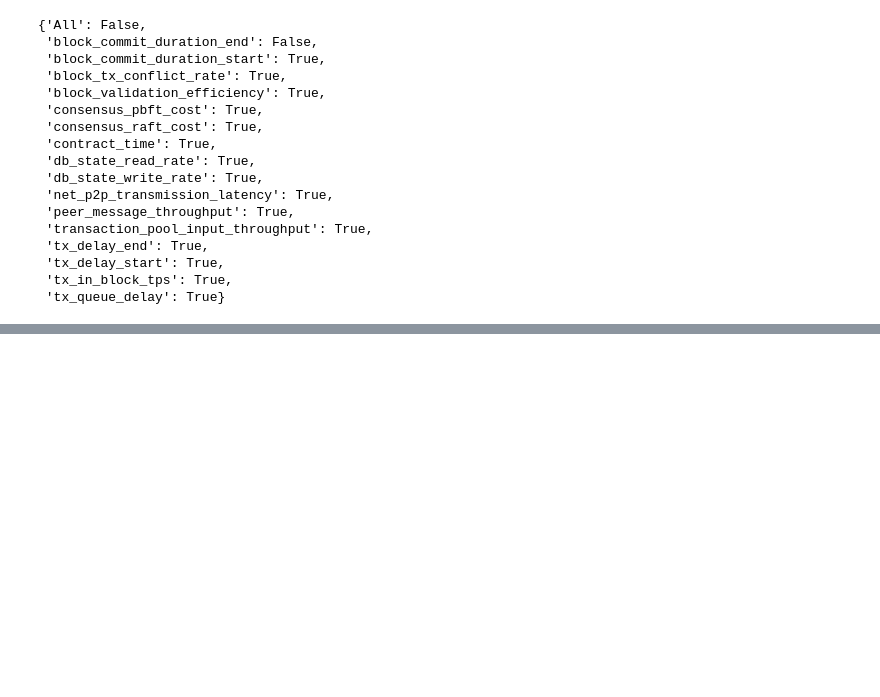
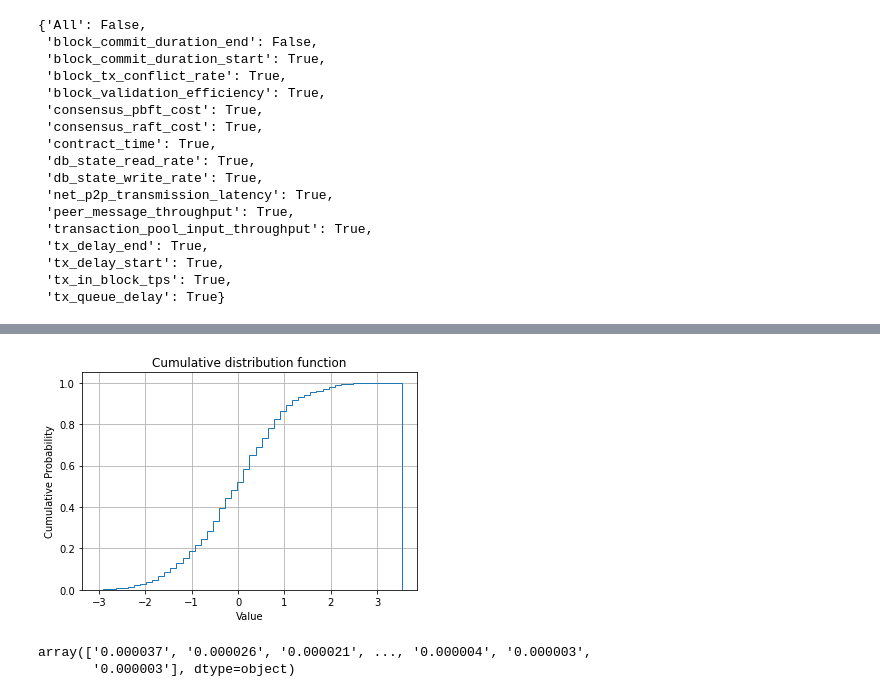
Before and after one commit to ICT-BCLab/RecorderfileFlask_fisco, a Jupyter notebook: run/processData.ipynb, the cells around one changed output, grey strips where cells are left out. Cells and saved outputs as stored; diff of their text form; code cells hidden in the pictures; blank space fills up the shorter version.

```diff
--- a/run/processData.ipynb
+++ b/run/processData.ipynb
@@ -644,0 +675,16 @@ yml_list
+# %%
+import numpy as np
+import matplotlib.pyplot as plt
+
+data = np.random.normal(size=1000)
+
+n, bins, patches = plt.hist(data, bins=50, density=True, histtype='step',
+                            cumulative=True, label='Empirical')
+
+plt.grid(True)
+plt.xlabel('Value')
+plt.ylabel('Cumulative Probability')
+plt.title('Cumulative distribution function')
+plt.show()
+# %% [output]
+[figure, added]
@@ -644,0 +711,5 @@ yml_list
+# %%
+value_ndarray
+# %% [output]
+array(['0.000037', '0.000026', '0.000021', ..., '0.000004', '0.000003',
+       '0.000003'], dtype=object)
```
Also changed, not shown: parts of 10 cells of this notebook, 3 other files.
